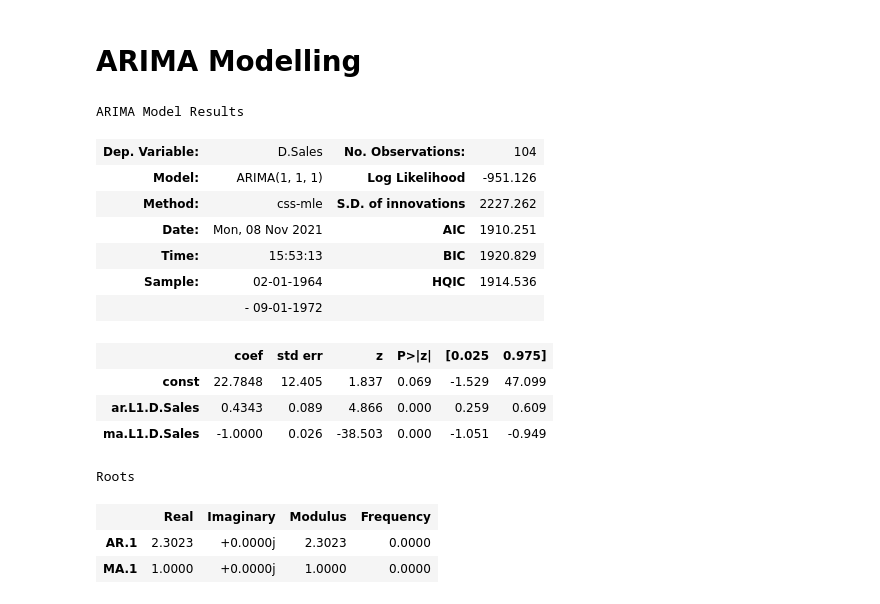
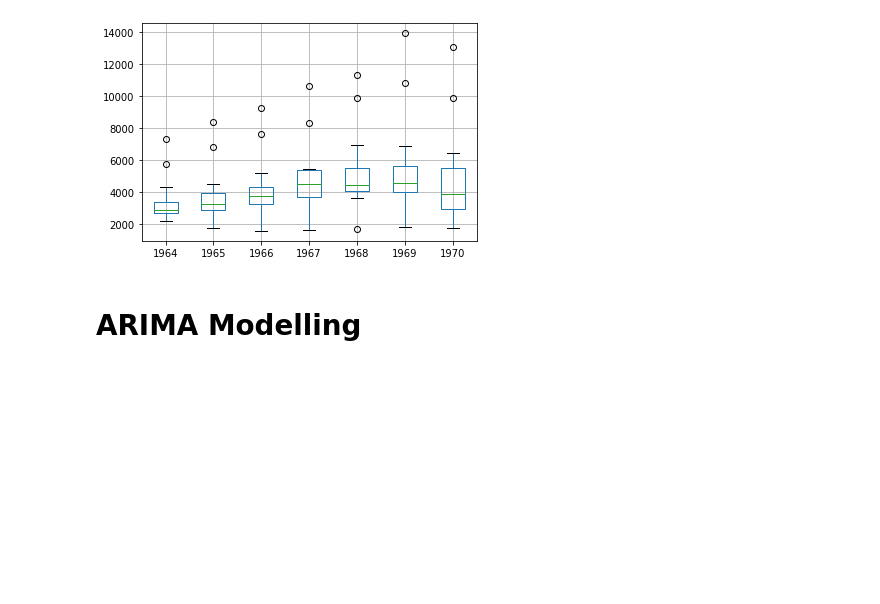
Before and after one commit to kahhotan/Coding-Projects, a Jupyter notebook: Time_Series_Sales_Forecast.ipynb, the cells around one changed output. Cells and saved outputs as stored; diff of their text form; code cells hidden in the pictures; blank space fills up the shorter version.

```diff
--- a/Time_Series_Sales_Forecast.ipynb
+++ b/Time_Series_Sales_Forecast.ipynb
@@ -204,2 +143,13 @@ fig = sm.graphics.tsa.plot_pacf(df['Seasonal First Difference'].iloc[13:],lags=4
+# %%
+# boxplots of time series
+
+groups = series['1964':'1970'].groupby(Grouper(freq='A'))
+years = DataFrame()
+for name, group in groups:
+  years[name.year] = group.values
+years.boxplot()
+pyplot.show()
+# %% [output]
+[figure, added]
 # %% [markdown]
 # ARIMA Modelling
@@ -211,19 +155,0 @@ model_fit=model.fit()
-# %%
-model_fit.summary()
-# %% [output]
-ARIMA Model Results
-| Dep. Variable: | D.Sales | No. Observations: | 104 |
-| Model: | ARIMA(1, 1, 1) | Log Likelihood | -951.126 |
-| Method: | css-mle | S.D. of innovations | 2227.262 |
-| Date: | Mon, 08 Nov 2021 | AIC | 1910.251 |
-| Time: | 15:53:13 | BIC | 1920.829 |
-| Sample: | 02-01-1964 | HQIC | 1914.536 |
-|  | - 09-01-1972 |  |  |
-|  | coef | std err | z | P>|z| | [0.025 | 0.975] |
-| const | 22.7848 | 12.405 | 1.837 | 0.069 | -1.529 | 47.099 |
-| ar.L1.D.Sales | 0.4343 | 0.089 | 4.866 | 0.000 | 0.259 | 0.609 |
-| ma.L1.D.Sales | -1.0000 | 0.026 | -38.503 | 0.000 | -1.051 | -0.949 |
-Roots
-|  | Real | Imaginary | Modulus | Frequency |
-| AR.1 | 2.3023 | +0.0000j | 2.3023 | 0.0000 |
-| MA.1 | 1.0000 | +0.0000j | 1.0000 | 0.0000 |
```
Also changed, not shown: parts of 77 cells of this notebook.
